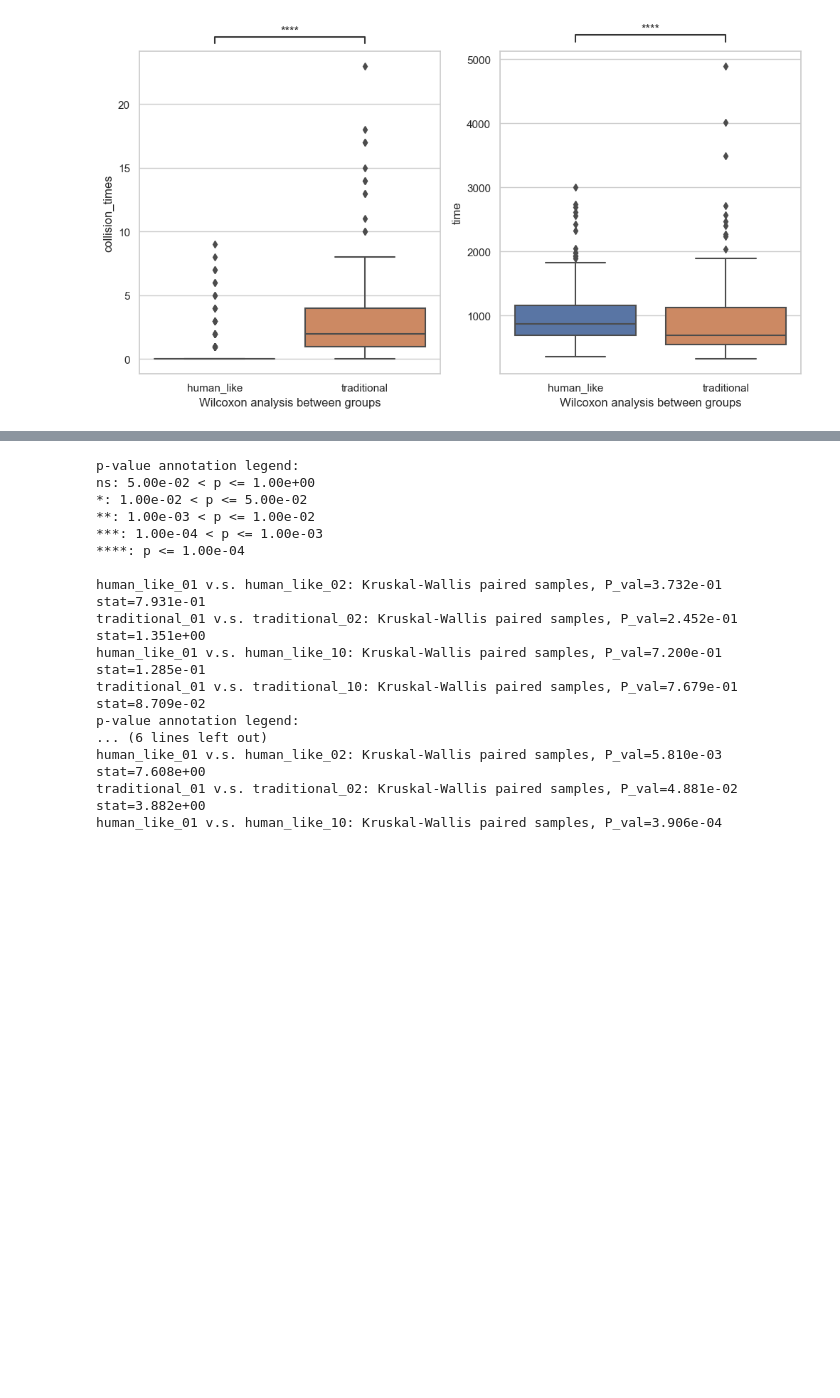
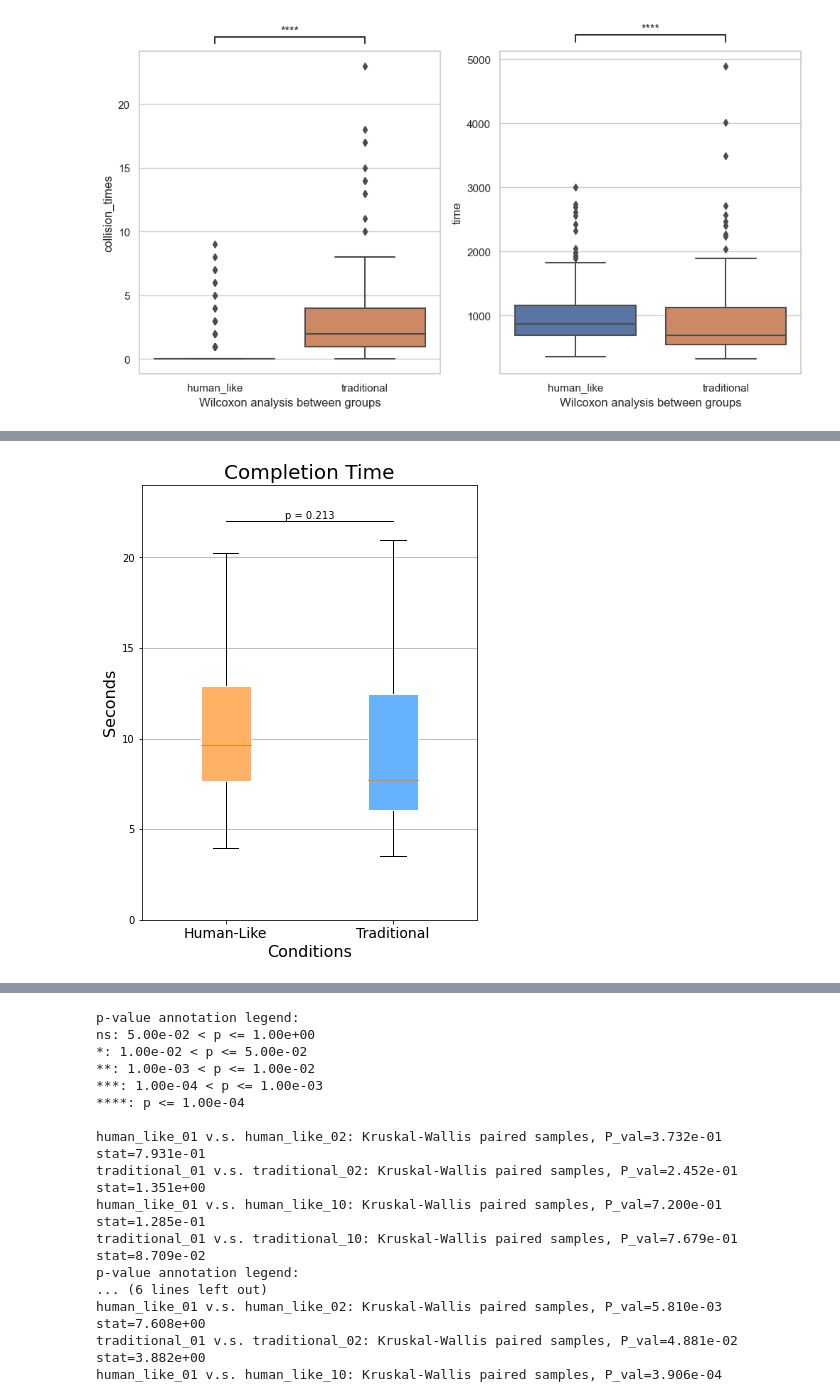
Before and after one commit to siqiyaoyao/HumanLikeIK, a Jupyter notebook: human_like_ik.ipynb, the cells around one changed output, grey strips where cells are left out. Cells and saved outputs as stored; diff of their text form; code cells hidden in the pictures; blank space fills up the shorter version.

```diff
--- a/human_like_ik.ipynb
+++ b/human_like_ik.ipynb
@@ -394,0 +533,13 @@ human_like v.s. traditional: Wilcoxon test (paired samples), P_val=7.318e-06 sta
+# %%
+TwoGroupBoxPlot(human['s'],traditional['s'],
+t = 'Completion Time',
+yt ="Seconds",
+figsize=(6,8),
+ymax =24,ymin=0,
+s4 ='p = 0.213', # h-a
+ll=3,
+s_tx_h=0,
+Hmax = 22
+)
+# %% [output]
+[figure, added]
```
Also changed, not shown: parts of 11 cells of this notebook, 9 other files.
